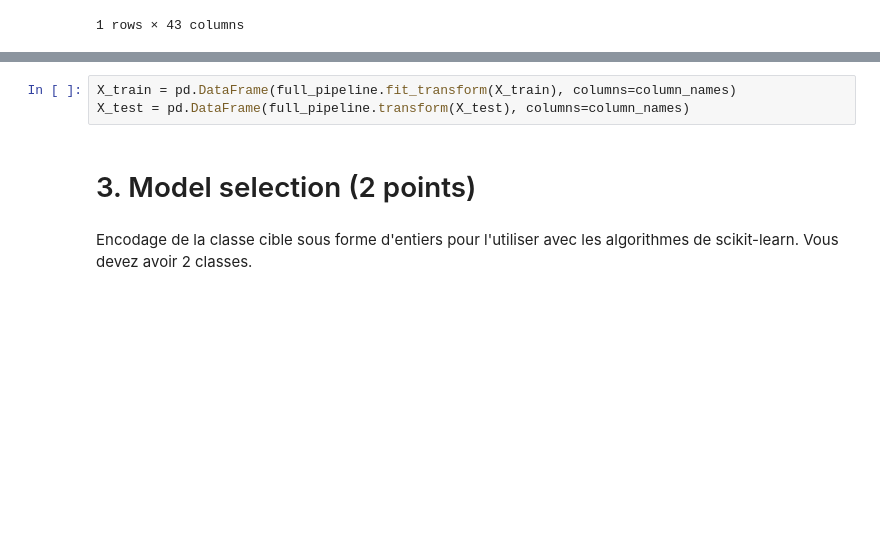
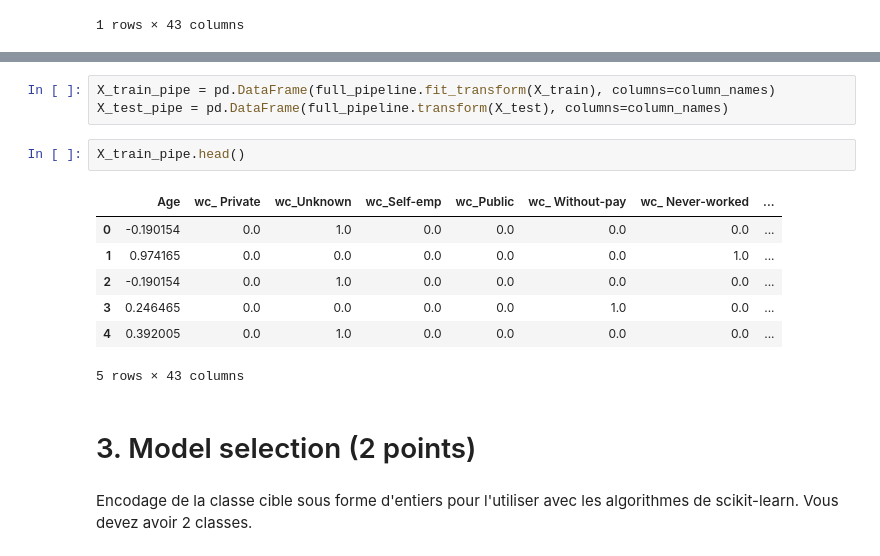
Before and after one commit to antznin/inf8215, a Jupyter notebook: TP3_Guérin_Neggazi_Godard.ipynb, the cells around one changed output, grey strips where cells are left out. Drawn from its saved outputs; the diff is of its cells as text; blank space fills up the shorter version.

```diff
--- a/TP3_Guérin_Neggazi_Godard.ipynb
+++ b/TP3_Guérin_Neggazi_Godard.ipynb
@@ -993,6 +993,16 @@ X_train
 # %%
-X_train = pd.DataFrame(full_pipeline.fit_transform(X_train), columns=column_names)
-X_test = pd.DataFrame(full_pipeline.transform(X_test), columns=column_names)
+X_train_pipe = pd.DataFrame(full_pipeline.fit_transform(X_train), columns=column_names)
+X_test_pipe = pd.DataFrame(full_pipeline.transform(X_test), columns=column_names)
+# %%
+X_train_pipe.head()
+# %% [output]
+|  | Age | wc_ Private | wc_Unknown | wc_Self-emp | wc_Public | wc_ Without-pay | wc_ Never-worked | ... |
+| 0 | -0.190154 | 0.0 | 1.0 | 0.0 | 0.0 | 0.0 | 0.0 | ... |
+| 1 | 0.974165 | 0.0 | 0.0 | 0.0 | 0.0 | 0.0 | 1.0 | ... |
+| 2 | -0.190154 | 0.0 | 1.0 | 0.0 | 0.0 | 0.0 | 0.0 | ... |
+| 3 | 0.246465 | 0.0 | 0.0 | 0.0 | 0.0 | 1.0 | 0.0 | ... |
+| 4 | 0.392005 | 0.0 | 1.0 | 0.0 | 0.0 | 0.0 | 0.0 | ... |
+5 rows × 43 columns
 # %% [markdown]
 # 3. Model selection (2 points)
 # %% [markdown]
```
Also changed, not shown: parts of 20 cells of this notebook.
